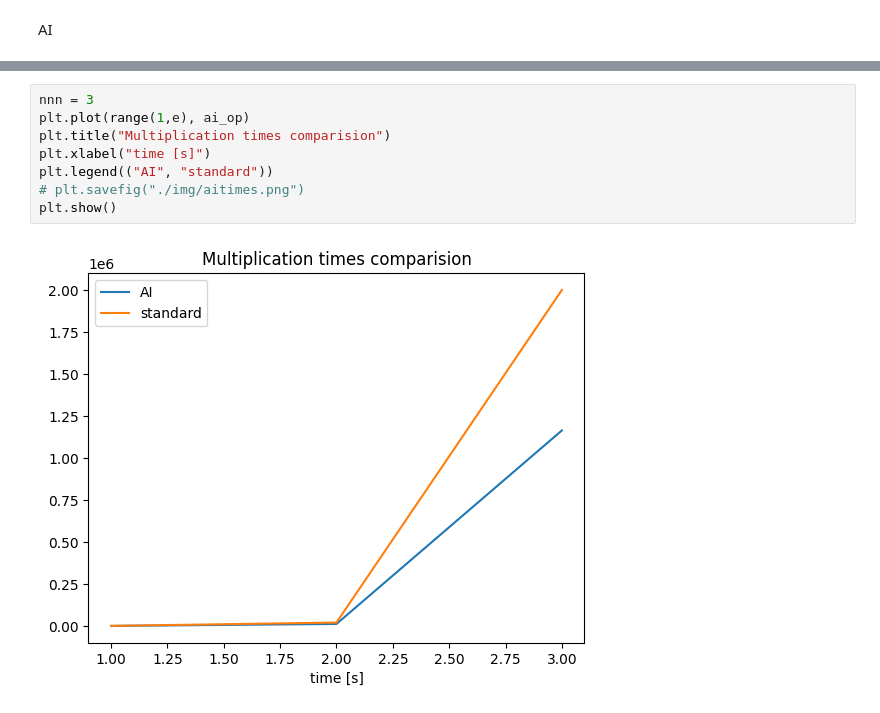
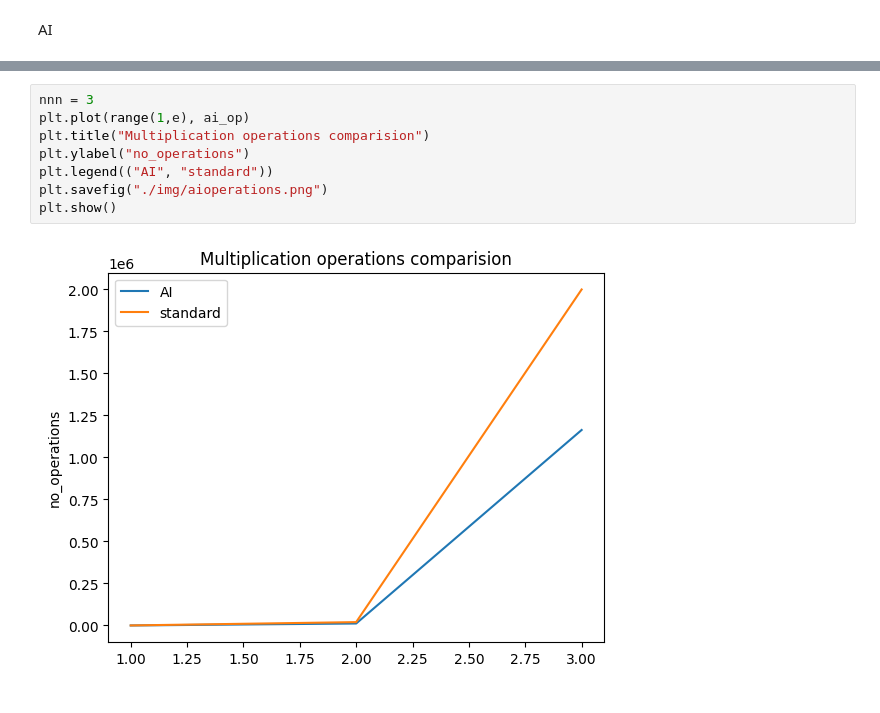
Before and after one commit to MicelloK/matrix-aglorithms, a Jupyter notebook: lab1/lab1.ipynb, the cells around one changed output, grey strips where cells are left out. Cells and saved outputs as stored; diff of their text form.

```diff
--- a/lab1/lab1.ipynb
+++ b/lab1/lab1.ipynb
@@ -508,10 +508,10 @@ plt.show()
 # %%
 nnn = 3
 plt.plot(range(1,e), ai_op)
-plt.title("Multiplication times comparision")
-plt.xlabel("time [s]")
+plt.title("Multiplication operations comparision")
+plt.ylabel("no_operations")
 plt.legend(("AI", "standard"))
-# plt.savefig("./img/aitimes.png")
+plt.savefig("./img/aioperations.png")
 plt.show()
 # %% [output]
-[figure, old version]
+[figure, new version]
```
Also changed, not shown: parts of 1 cell of this notebook, 3 other files.
